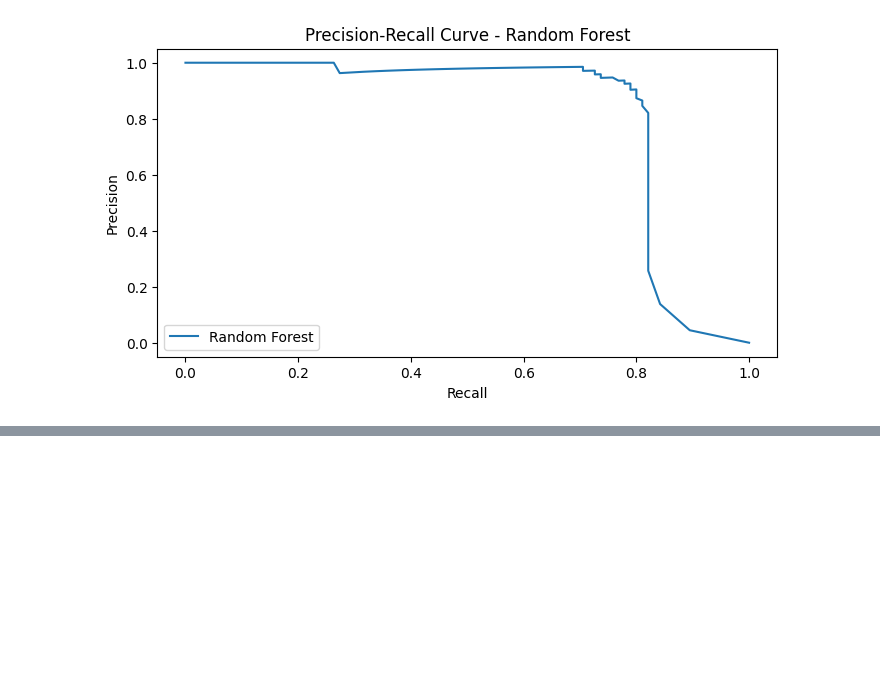
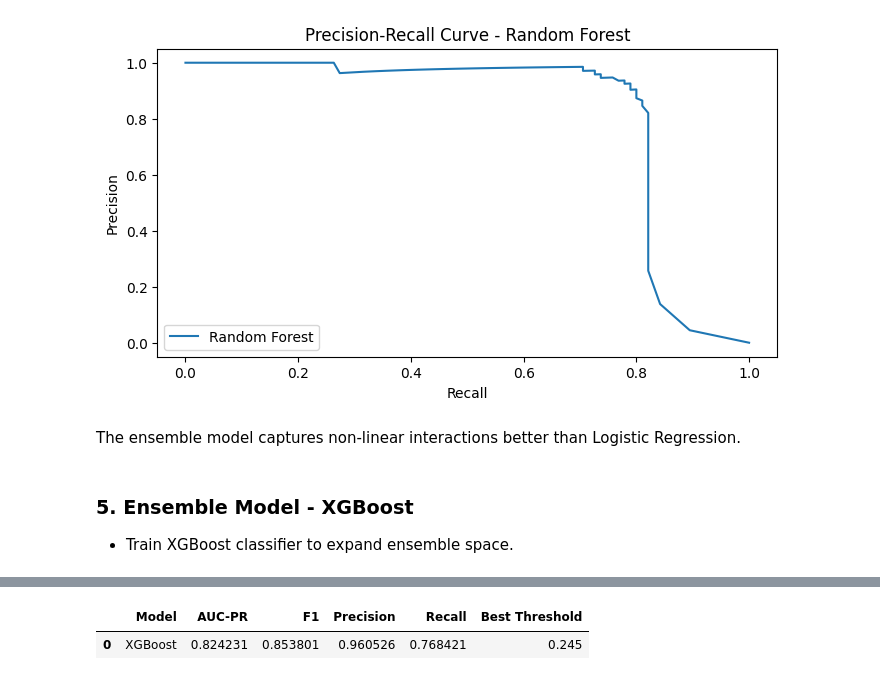
Before and after one commit to selamasnake/fraud-detection, a Jupyter notebook: notebooks/modeling-creditcard.ipynb, the cells around one changed output, grey strips where cells are left out. Cells and saved outputs as stored; diff of their text form; code cells hidden in the pictures; blank space fills up the shorter version.

```diff
--- a/notebooks/modeling-creditcard.ipynb
+++ b/notebooks/modeling-creditcard.ipynb
@@ -103,3 +123,12 @@ plt.legend()
 plt.show()
 # %% [output]
 [figure]
+# %% [markdown]
+The ensemble model captures non-linear interactions better than Logistic Regression.
+# %% [markdown]
+### 5. Ensemble Model - XGBoost
+- Train XGBoost classifier to expand ensemble space.
+# %%
+xgb_res_df = model.train_xgboost()
+display(xgb_res_df.drop(columns=["Confusion Matrix"]))
+# %% [output]
@@ -105,0 +136,2 @@ plt.show()
+|  | Model | AUC-PR | F1 | Precision | Recall | Best Threshold |
+| 0 | XGBoost | 0.824231 | 0.853801 | 0.960526 | 0.768421 | 0.245 |
```
Also changed, not shown: parts of 27 cells of this notebook, 1 other file.
